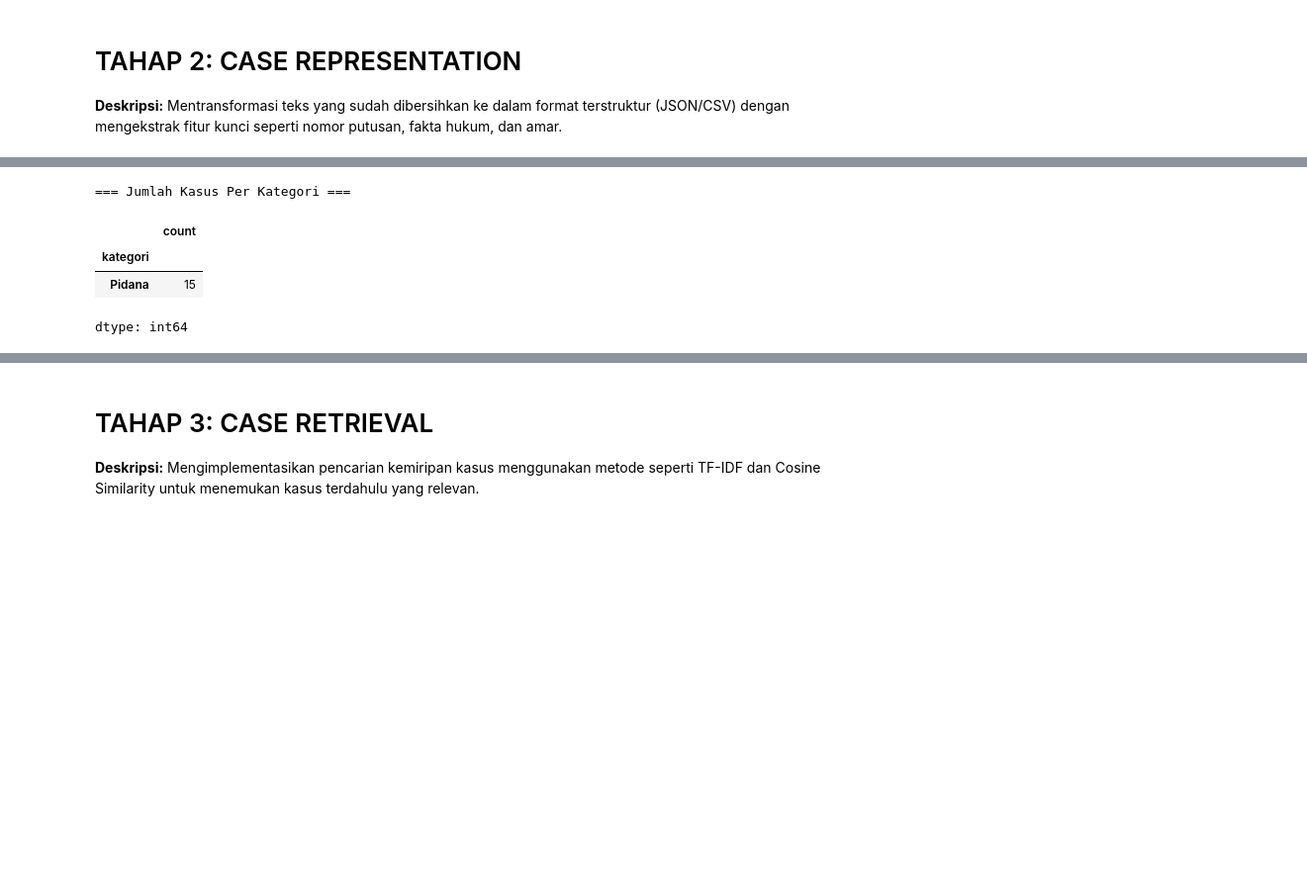
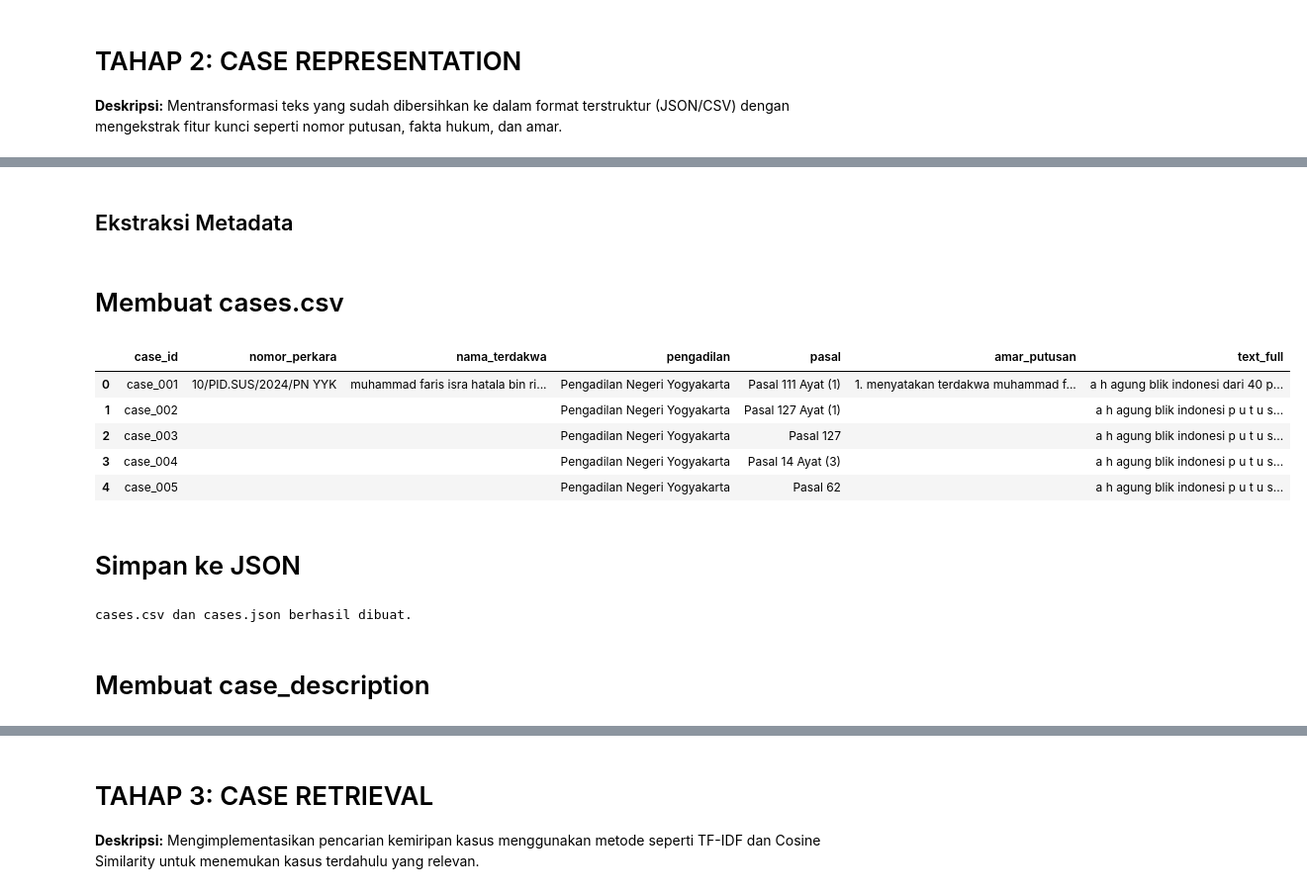
Before and after one commit to didan-ui/Case-Based-Reasoning, a Jupyter notebook: Notebooks/Case_Based_Reasoning.ipynb, the cells around one changed output, grey strips where cells are left out. Shown at 99% size. Drawn from its saved outputs; the diff is of its cells as text; code cells hidden in the pictures; blank space fills up the shorter version.

```diff
--- a/Notebooks/Case_Based_Reasoning.ipynb
+++ b/Notebooks/Case_Based_Reasoning.ipynb
@@ -359,0 +139,7 @@ a i s e n o d n i k i l b u p e a r i s g e n n o u d g n a i h k a i l m b u a
+# %%
+txt_files = sorted(os.listdir(processed_path))
+
+print(f"Jumlah TXT : {len(txt_files)}")
+
+for file in txt_files:
+    print(file)
@@ -359,0 +166,7 @@ a i s e n o d n i k i l b u p e a r i s g e n n o u d g n a i h k a i l m b u a
+# %%
+sample_file = os.path.join(processed_path, txt_files[0])
+
+with open(sample_file, "r", encoding="utf-8") as f:
+    text = f.read()
+
+print(text[:3000])
@@ -488,12 +178,2 @@ else:
-# %%
-# Menghitung jumlah kasus per kategori
-category_counts = df_final['kategori'].value_counts()
-
-print("=== Jumlah Kasus Per Kategori ===")
-display(category_counts)
-# %% [output]
-=== Jumlah Kasus Per Kategori ===
-|  | count |
-| kategori |  |
-| Pidana | 15 |
-dtype: int64
+# %% [markdown]
+## Ekstraksi Metadata
@@ -499,0 +228,51 @@ dtype: int64
+# %% [markdown]
+# Membuat cases.csv
+# %%
+records = []
+
+txt_files = sorted(os.listdir("data/processed"))
+
+for i, file in enumerate(txt_files, start=1):
+
+    with open(os.path.join("data/processed", file), "r", encoding="utf-8") as f:
+        text = f.read()
+
+    meta = extract_metadata(text)
+
+    records.append({
+      "case_id": f"case_{i:03d}",
+      "nomor_perkara": meta["nomor_perkara"],
+      "nama_terdakwa": meta["nama_terdakwa"],
+      "pengadilan": meta["pengadilan"],
+      "pasal": meta["pasal"],
+      "amar_putusan": meta["amar_putusan"],
+      "text_full": text
+    })
+
+cases_df = pd.DataFrame(records)
+
+cases_df.to_csv("data/processed/cases.csv", index=False)
+
+cases_df.head()
+# %% [output]
+|  | case_id | nomor_perkara | nama_terdakwa | pengadilan | pasal | amar_putusan | text_full |
+| 0 | case_001 | 10/PID.SUS/2024/PN YYK | muhammad faris isra hatala bin ri... | Pengadilan Negeri Yogyakarta | Pasal 111 Ayat (1) | 1. menyatakan terdakwa muhammad f... | a h agung blik indonesi dari 40 p... |
+| 1 | case_002 |  |  | Pengadilan Negeri Yogyakarta | Pasal 127 Ayat (1) |  | a h agung blik indonesi p u t u s... |
+| 2 | case_003 |  |  | Pengadilan Negeri Yogyakarta | Pasal 127 |  | a h agung blik indonesi p u t u s... |
+| 3 | case_004 |  |  | Pengadilan Negeri Yogyakarta | Pasal 14 Ayat (3) |  | a h agung blik indonesi p u t u s... |
+| 4 | case_005 |  |  | Pengadilan Negeri Yogyakarta | Pasal 62 |  | a h agung blik indonesi p u t u s... |
+# %% [markdown]
+# Simpan ke JSON
+# %%
+cases_df.to_json(
+    "data/processed/cases.json",
+    orient="records",
+    force_ascii=False,
+    indent=4
+)
+
+print("cases.csv dan cases.json berhasil dibuat.")
+# %% [output]
+cases.csv dan cases.json berhasil dibuat.
+# %% [markdown]
+# Membuat case_description
```
Also changed, not shown: parts of 93 cells of this notebook.
